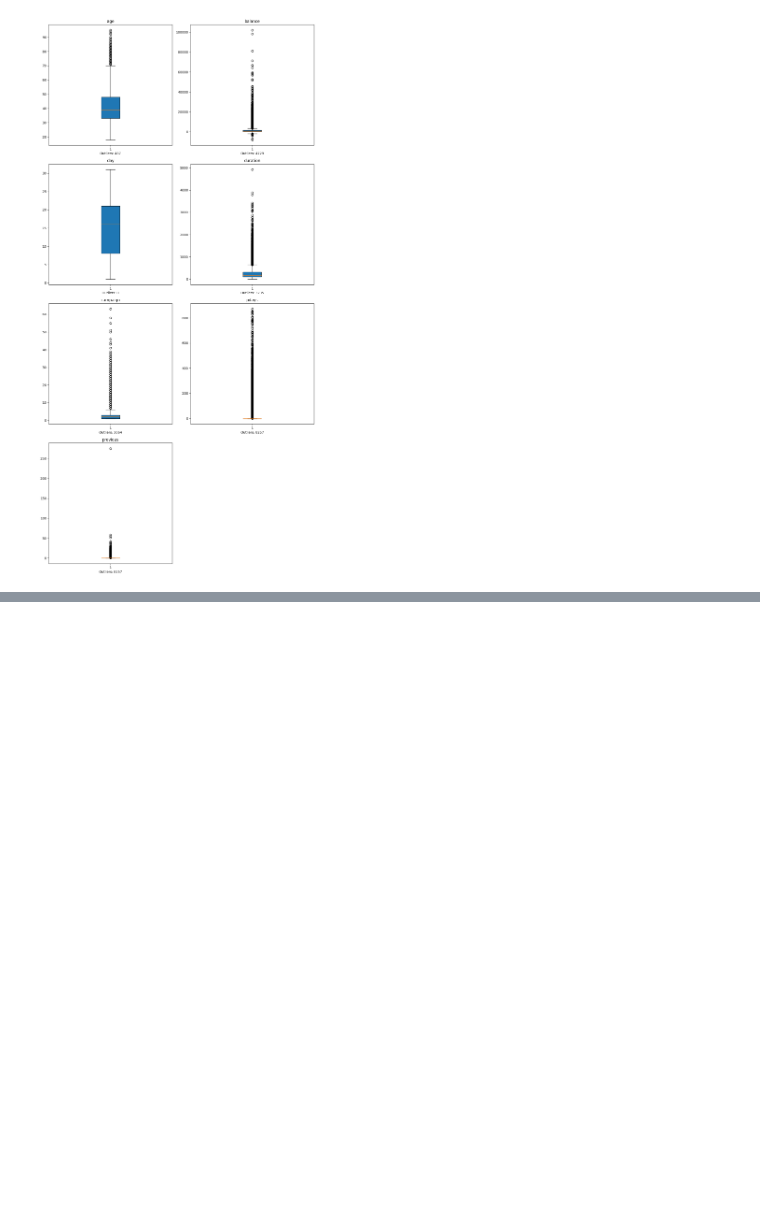
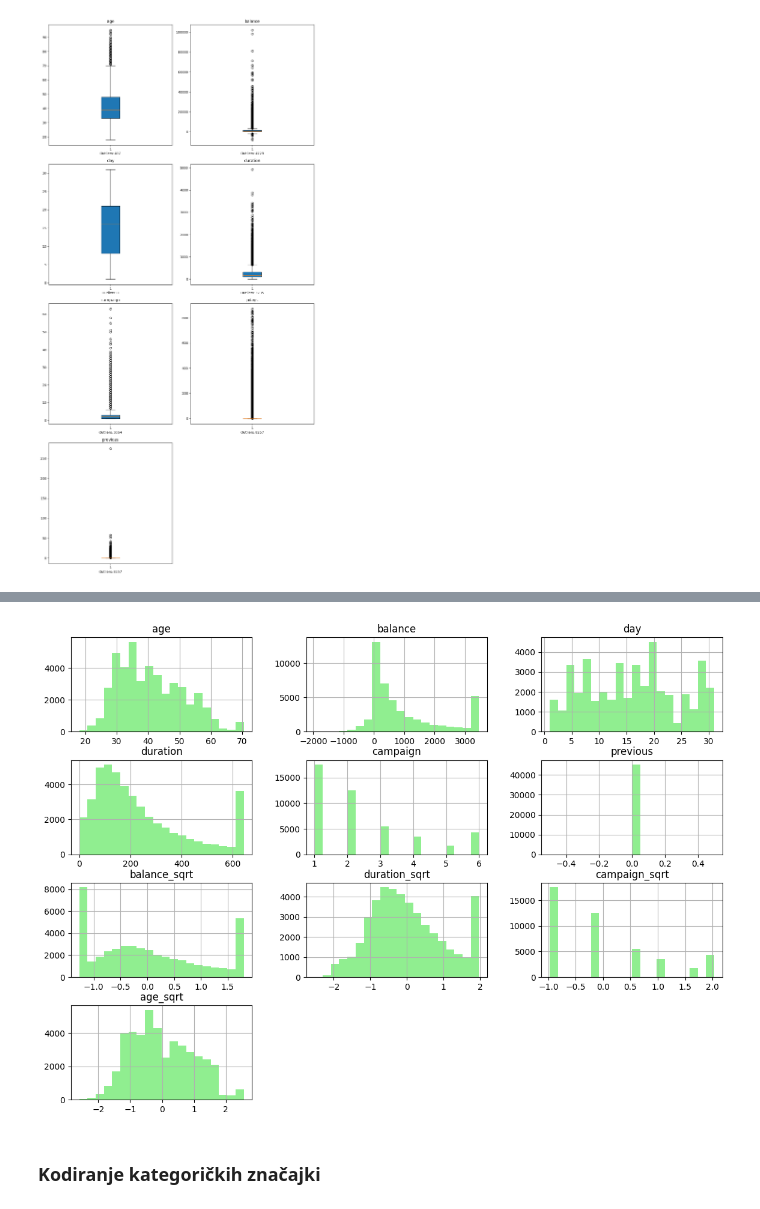
Before and after one commit to dsabljic/Bank-Marketing, a Jupyter notebook: BankMarketing.ipynb, the cells around one changed output, grey strips where cells are left out. Cells and saved outputs as stored; diff of their text form; code cells hidden in the pictures; blank space fills up the shorter version.

```diff
--- a/BankMarketing.ipynb
+++ b/BankMarketing.ipynb
@@ -445,0 +501,16 @@ count_outliers(df_copy)
+# %%
+df_sqrt = df.copy()
+df_sqrt['balance_sqrt'] = df_sqrt['balance'].apply(lambda x: np.sqrt(x + 1) if x > 0 else 0)
+df_sqrt['duration_sqrt'] = df_sqrt['duration'].apply(lambda x: np.sqrt(x))
+df_sqrt['campaign_sqrt'] = df_sqrt['campaign'].apply(lambda x: np.sqrt(x))
+df_sqrt['age_sqrt'] = df_sqrt['age'].apply(lambda x: np.sqrt(x + 1))
+# %%
+scaler = StandardScaler()
+df_sqrt[['age_sqrt', 'balance_sqrt', 'duration_sqrt', 'campaign_sqrt']] = scaler.fit_transform(df_sqrt[['age_sqrt', 'balance_sqrt', 'duration_sqrt', 'campaign_sqrt']])
+# %%
+df_sqrt.hist(bins=20, figsize=(14,10), color='lightgreen')
+plt.show()
+# %% [output]
+[figure, added]
+# %% [markdown]
+### Kodiranje kategoričkih značajki
```
Also changed, not shown: parts of 26 cells of this notebook.
